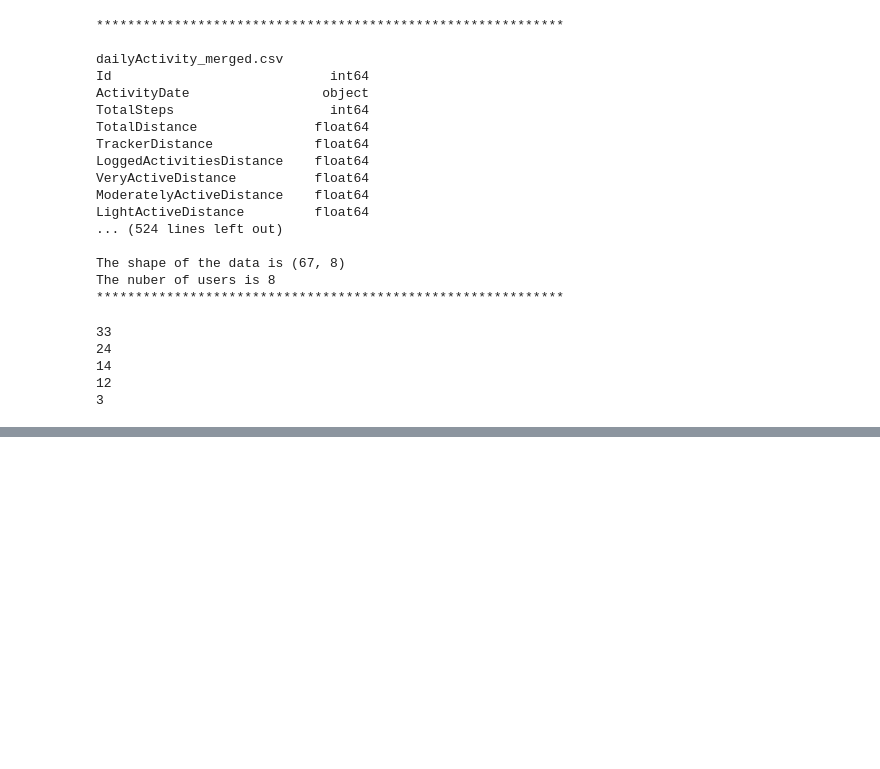
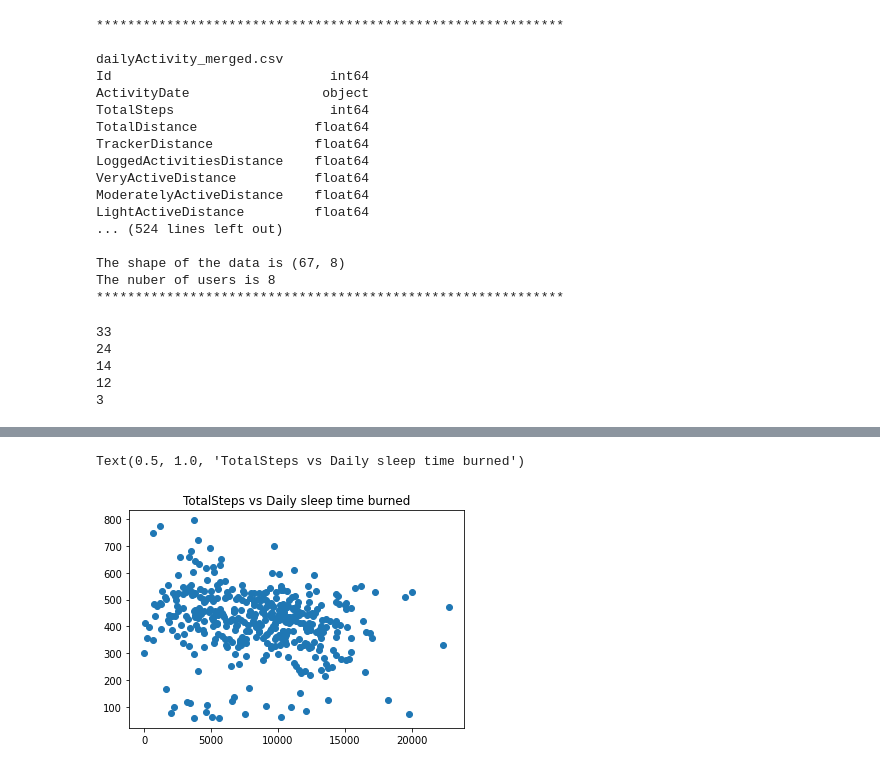
Before and after one commit to Kaiyilin/GwG_Capstone_pjt, a Jupyter notebook: Project_2/Project2_procedures.ipynb, the cells around one changed output, grey strips where cells are left out. Drawn from its saved outputs; the diff is of its cells as text; code cells hidden in the pictures; blank space fills up the shorter version.

```diff
--- a/Project_2/Project2_procedures.ipynb
+++ b/Project_2/Project2_procedures.ipynb
@@ -156,0 +188,7 @@ corr_map.shape
+# %%
+# But does this impact their sleep patterns?
+plt.scatter(x = daily_data["TotalSteps"], y = daily_data["TotalMinutesAsleep"])
+plt.title("TotalSteps vs Daily sleep time burned")
+# %% [output]
+Text(0.5, 1.0, 'TotalSteps vs Daily sleep time burned')
+[figure, added]
```
Also changed, not shown: parts of 15 cells of this notebook, 1 other file.
